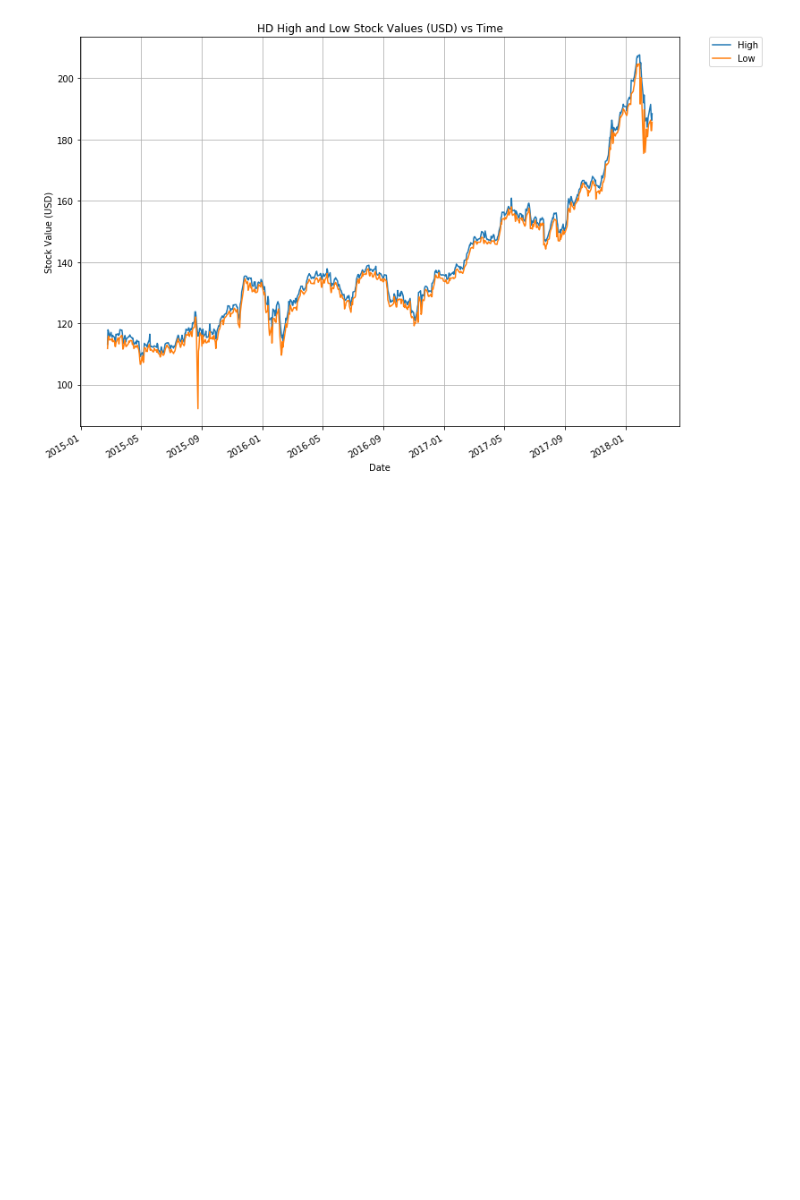
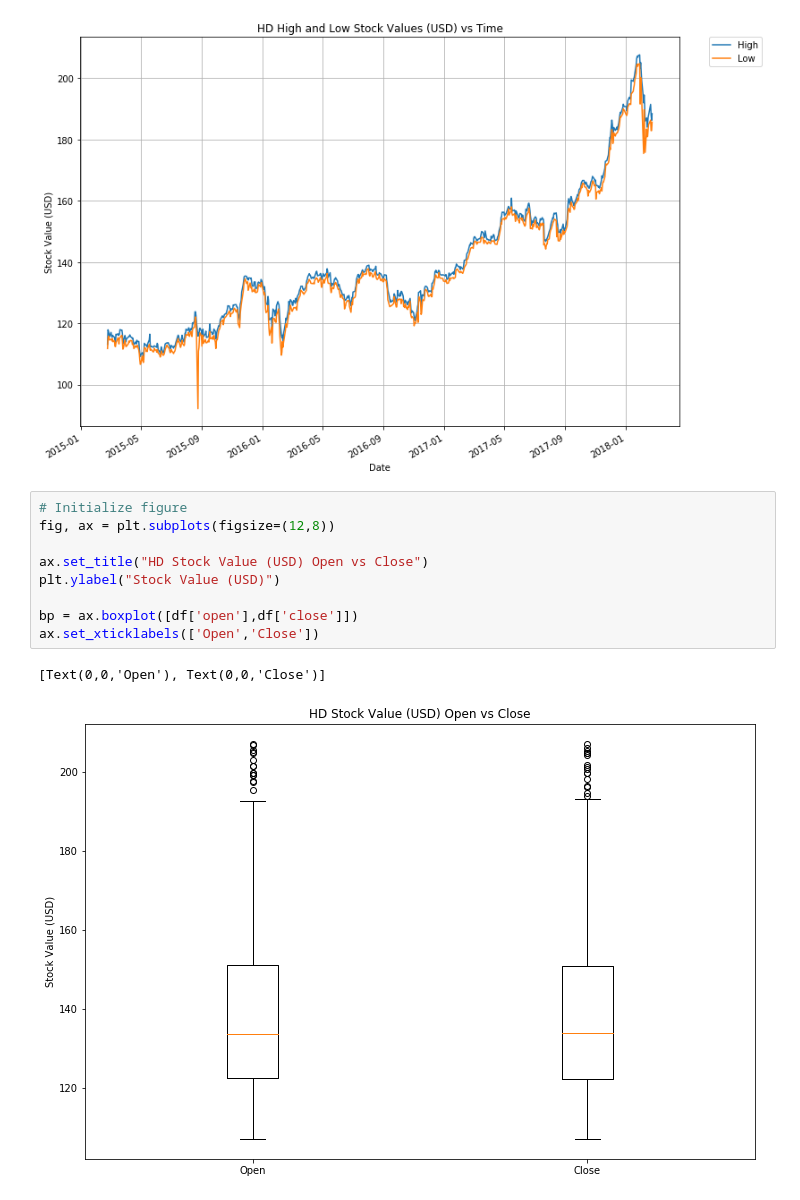
Before and after one commit to VDorchester14/CSCI4502, a Jupyter notebook: hw2/BoxPlotsOfStuff.ipynb, the cells around one changed output. Drawn from its saved outputs; the diff is of its cells as text; blank space fills up the shorter version.

```diff
--- a/hw2/BoxPlotsOfStuff.ipynb
+++ b/hw2/BoxPlotsOfStuff.ipynb
@@ -24,3 +24,15 @@ ax.set_title("HD High and Low Stock Values (USD) vs Time")
 plt.show()#show it
 # %% [output]
 [figure]
+# %%
+# Initialize figure
+fig, ax = plt.subplots(figsize=(12,8))
+
+ax.set_title("HD Stock Value (USD) Open vs Close")
+plt.ylabel("Stock Value (USD)")
+
+bp = ax.boxplot([df['open'],df['close']])
+ax.set_xticklabels(['Open','Close'])
+# %% [output]
+[Text(0,0,'Open'), Text(0,0,'Close')]
+[figure, added]
```
Also changed, not shown: parts of 3 cells of this notebook, 1 other file.
